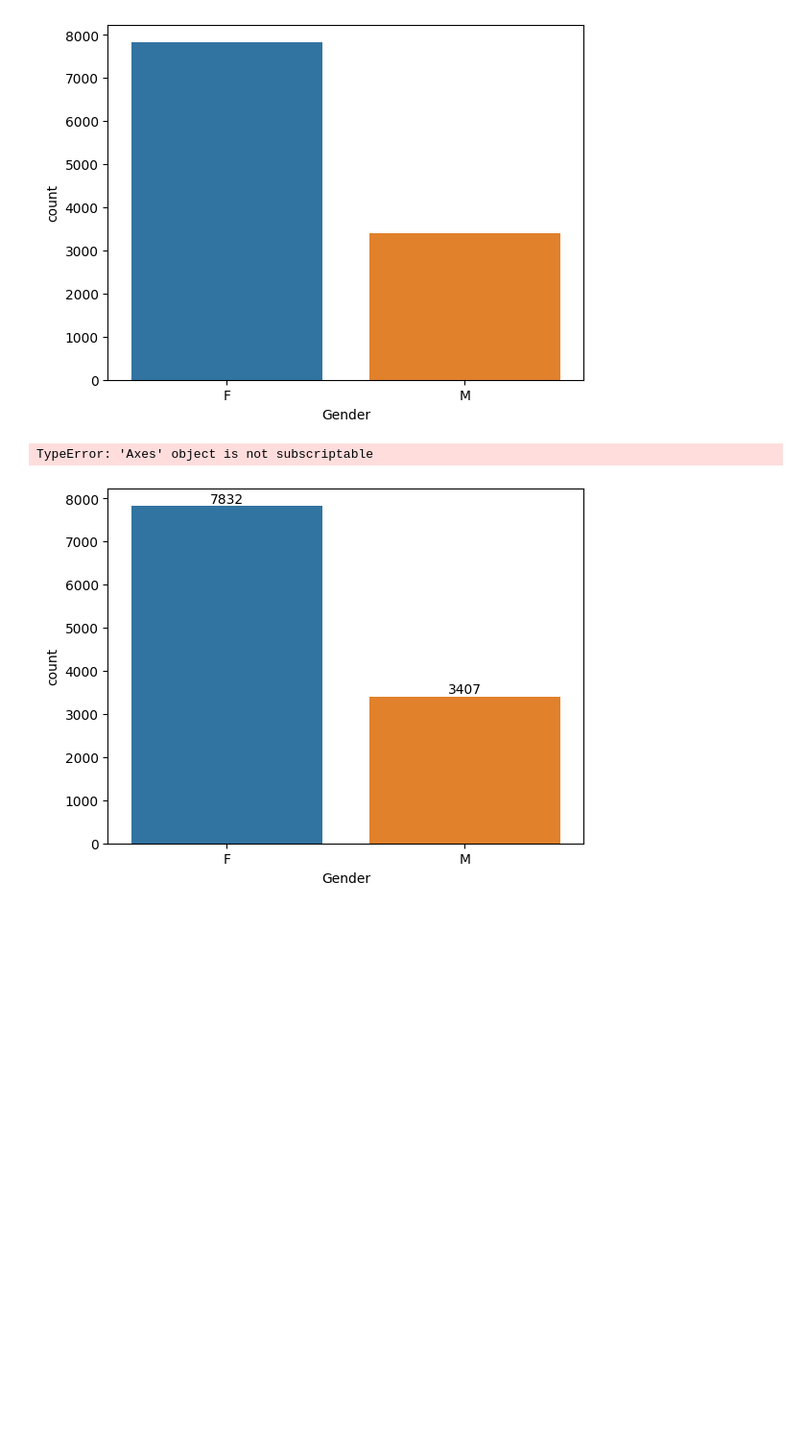
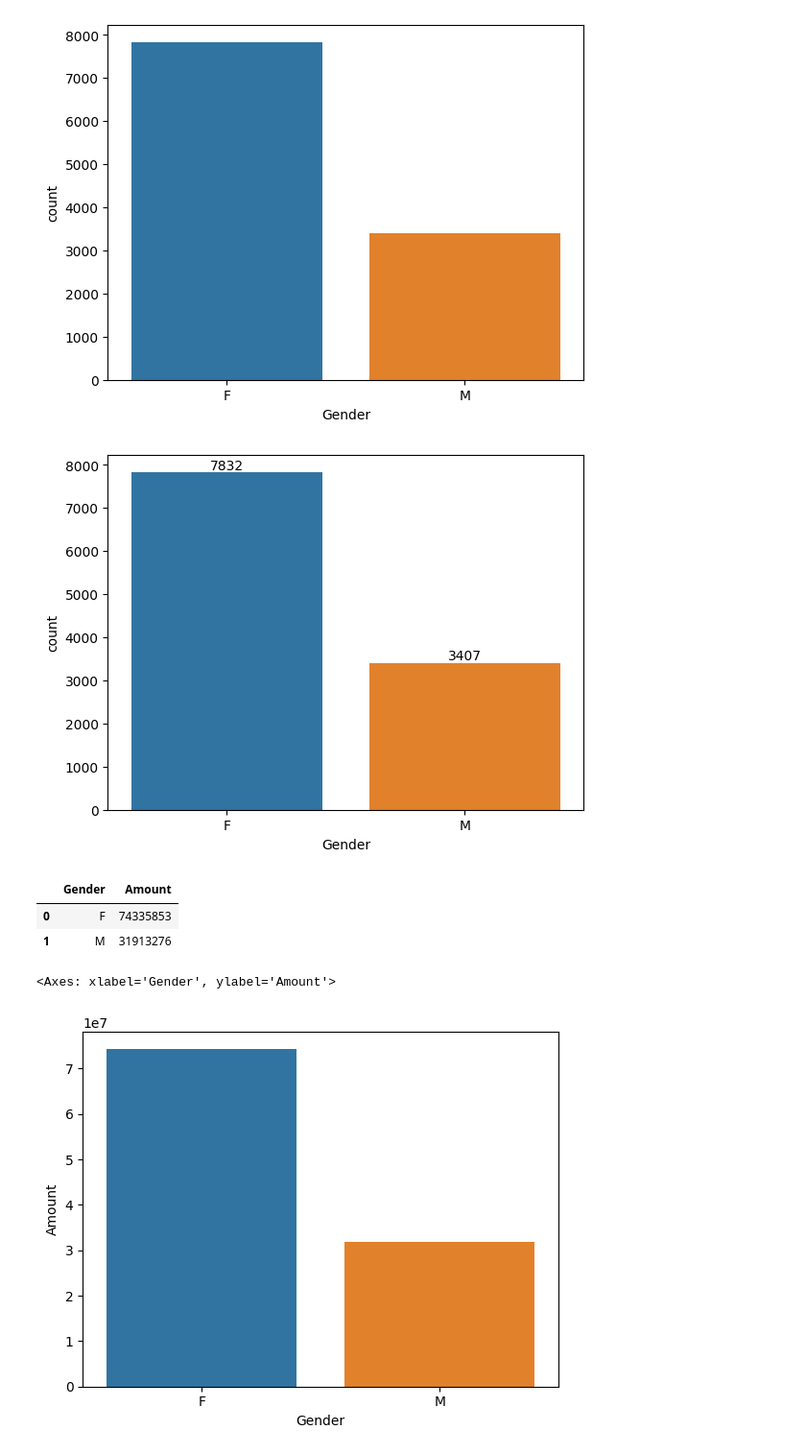
Before and after one commit to aaryan-shukla/EDA-dataScience, a Jupyter notebook: salesAnalysisfile.ipynb, the cells around one changed output. Shown at 96% size. Cells and saved outputs as stored; diff of their text form; code cells hidden in the pictures; blank space fills up the shorter version.

Commit message:
JUPYTER PYTHON FILE OF EDA FOR DIWALI SALES DATA ADDED

```diff
--- a/salesAnalysisfile.ipynb
+++ b/salesAnalysisfile.ipynb
@@ -177,8 +177,18 @@ sns.countplot(x='Gender',data=df)#returns the number of females and males
 ax=sns.countplot(x='Gender',data=df)
 for bars in ax.containers:
     ax.bar_label(bars)#it gives the count
-plt.legend([ax.containers[0],ax.containers[1]])
-plt.show()
 # %% [output]
-TypeError: 'Axes' object is not subscriptable
 [figure]
+# %%
+df.groupby(['Gender'],as_index=False)['Amount'].sum().sort_values(by='Amount',ascending=False)
+# %% [output]
+|  | Gender | Amount |
+| 0 | F | 74335853 |
+| 1 | M | 31913276 |
+# %%
+salesByGender=df.groupby(['Gender'],as_index=False)['Amount'].sum().sort_values(by='Amount',ascending=False)
+sns.barplot(x='Gender',y='Amount',data=salesByGender)
+#Most of the buyers are female and purchasing power is also more of female
+# %% [output]
+<Axes: xlabel='Gender', ylabel='Amount'>
+[figure, added]
```
Also changed, not shown: parts of 7 cells of this notebook.
